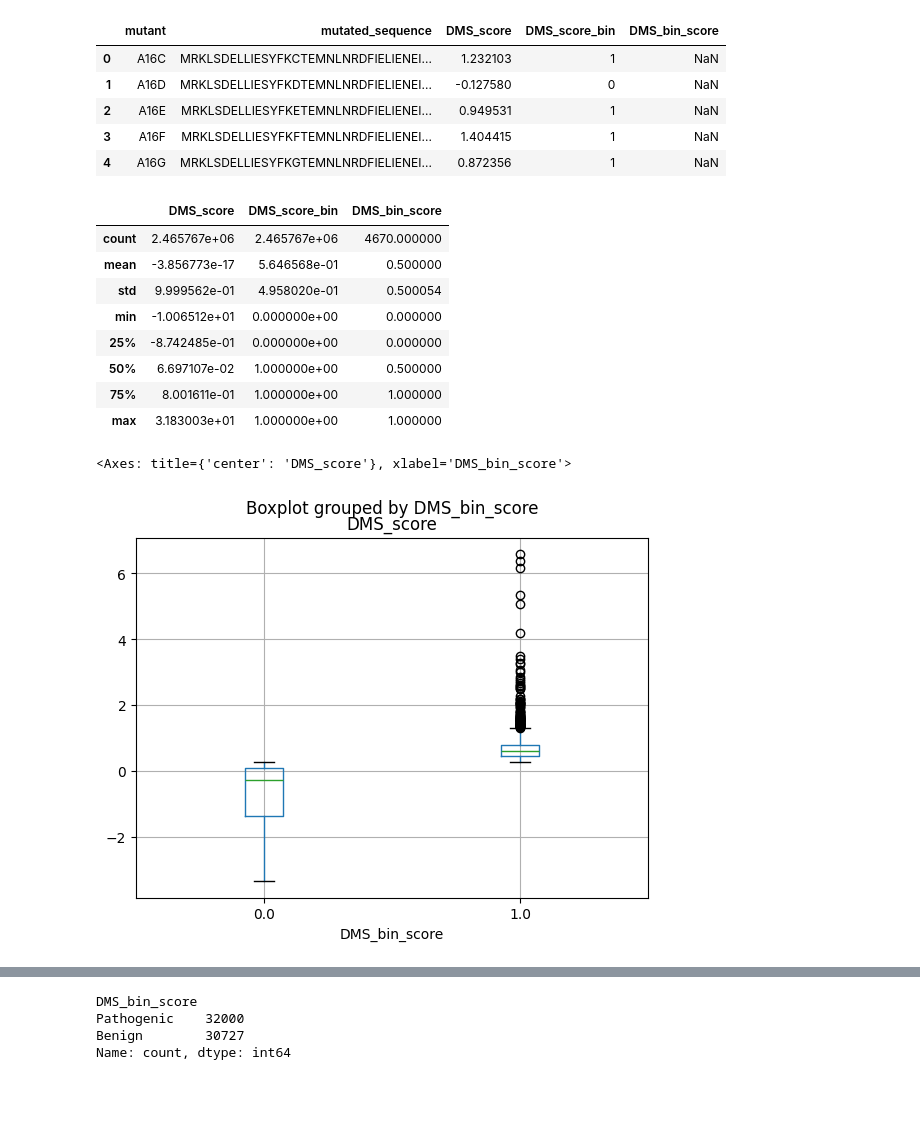
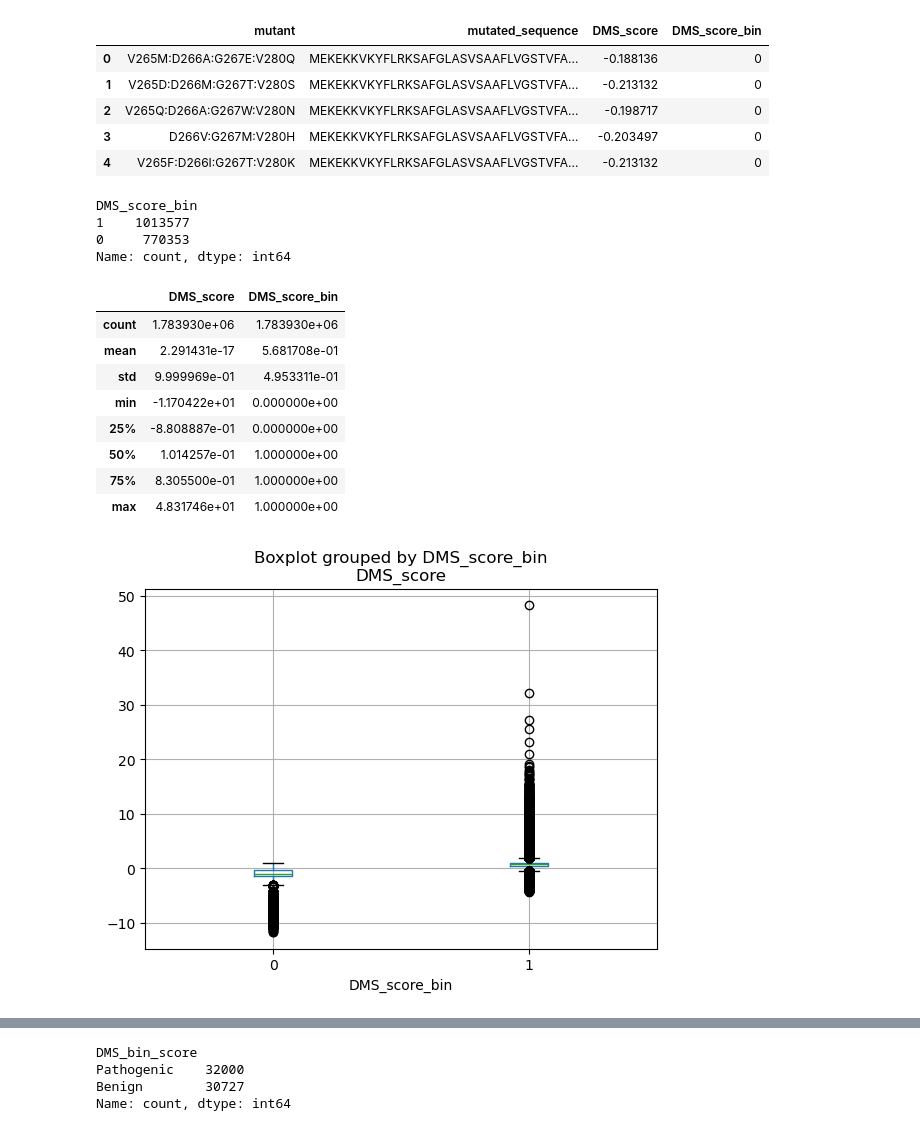
Before and after one commit to rahikot/MLBProject, a Jupyter notebook: MLBDataProcessing.ipynb, the cells around one changed output, grey strips where cells are left out. Drawn from its saved outputs; the diff is of its cells as text; code cells hidden in the pictures; blank space fills up the shorter version.

Commit message:
renamed rankn to be python friendly, scripting for plot generation

```diff
--- a/MLBDataProcessing.ipynb
+++ b/MLBDataProcessing.ipynb
@@ -3,11 +3,13 @@
 import pandas as pd
 import os
 import sys
-filepath = "/DMS_ProteinGym_substitutions"
-os.chdir(filepath)
-files = os.listdir(filepath)
+import tqdm
+import matplotlib.pyplot as plt
+root = sys.path[0]
+filepath = os.path.join(root, "data/combined")
+files = [os.path.join(filepath, file) for file in os.listdir(filepath)]
 df = pd.DataFrame()
-for file in files:
+for file in tqdm.tqdm(files):
     if file.endswith(".csv"):
         data = pd.read_csv(file)
         data['DMS_score'] = data['DMS_score'].astype(float)
@@ -16,31 +18,38 @@ for file in files:
 
 df.head()
 # %% [output]
-|  | mutant | mutated_sequence | DMS_score | DMS_score_bin | DMS_bin_score |
-| 0 | A16C | MRKLSDELLIESYFKCTEMNLNRDFIELIENEI... | 1.232103 | 1 | NaN |
-| 1 | A16D | MRKLSDELLIESYFKDTEMNLNRDFIELIENEI... | -0.127580 | 0 | NaN |
-| 2 | A16E | MRKLSDELLIESYFKETEMNLNRDFIELIENEI... | 0.949531 | 1 | NaN |
-| 3 | A16F | MRKLSDELLIESYFKFTEMNLNRDFIELIENEI... | 1.404415 | 1 | NaN |
-| 4 | A16G | MRKLSDELLIESYFKGTEMNLNRDFIELIENEI... | 0.872356 | 1 | NaN |
+|  | mutant | mutated_sequence | DMS_score | DMS_score_bin |
+| 0 | V265M:D266A:G267E:V280Q | MEKEKKVKYFLRKSAFGLASVSAAFLVGSTVFA... | -0.188136 | 0 |
+| 1 | V265D:D266M:G267T:V280S | MEKEKKVKYFLRKSAFGLASVSAAFLVGSTVFA... | -0.213132 | 0 |
+| 2 | V265Q:D266A:G267W:V280N | MEKEKKVKYFLRKSAFGLASVSAAFLVGSTVFA... | -0.198717 | 0 |
+| 3 | D266V:G267M:V280H | MEKEKKVKYFLRKSAFGLASVSAAFLVGSTVFA... | -0.203497 | 0 |
+| 4 | V265F:D266I:G267T:V280K | MEKEKKVKYFLRKSAFGLASVSAAFLVGSTVFA... | -0.213132 | 0 |
+# %%
+def load_model_and_dataset(name: str):
+    model=torch
+# %% [output]
+DMS_score_bin
+1    1013577
+0     770353
+Name: count, dtype: int64
 # %%
 df.describe()
 # %% [output]
-|  | DMS_score | DMS_score_bin | DMS_bin_score |
-| count | 2.465767e+06 | 2.465767e+06 | 4670.000000 |
-| mean | -3.856773e-17 | 5.646568e-01 | 0.500000 |
-| std | 9.999562e-01 | 4.958020e-01 | 0.500054 |
-| min | -1.006512e+01 | 0.000000e+00 | 0.000000 |
-| 25% | -8.742485e-01 | 0.000000e+00 | 0.000000 |
-| 50% | 6.697107e-02 | 1.000000e+00 | 0.500000 |
-| 75% | 8.001611e-01 | 1.000000e+00 | 1.000000 |
-| max | 3.183003e+01 | 1.000000e+00 | 1.000000 |
+|  | DMS_score | DMS_score_bin |
+| count | 1.783930e+06 | 1.783930e+06 |
+| mean | 2.291431e-17 | 5.681708e-01 |
+| std | 9.999969e-01 | 4.953311e-01 |
+| min | -1.170422e+01 | 0.000000e+00 |
+| 25% | -8.808887e-01 | 0.000000e+00 |
+| 50% | 1.014257e-01 | 1.000000e+00 |
+| 75% | 8.305500e-01 | 1.000000e+00 |
+| max | 4.831746e+01 | 1.000000e+00 |
 # %%
 #box and whisker plot of DMS_score
-import matplotlib.pyplot as plt
-df.boxplot(column = 'DMS_score', by = 'DMS_bin_score')
+df.boxplot(column = 'DMS_score', by = 'DMS_score_bin')
+plt.show()
 # %% [output]
-<Axes: title={'center': 'DMS_score'}, xlabel='DMS_bin_score'>
-[figure, old version]
+[figure, new version]
 # %%
 #histogram of Dms_score
 
```
Also changed, not shown: parts of 12 cells of this notebook, 31 other files.
